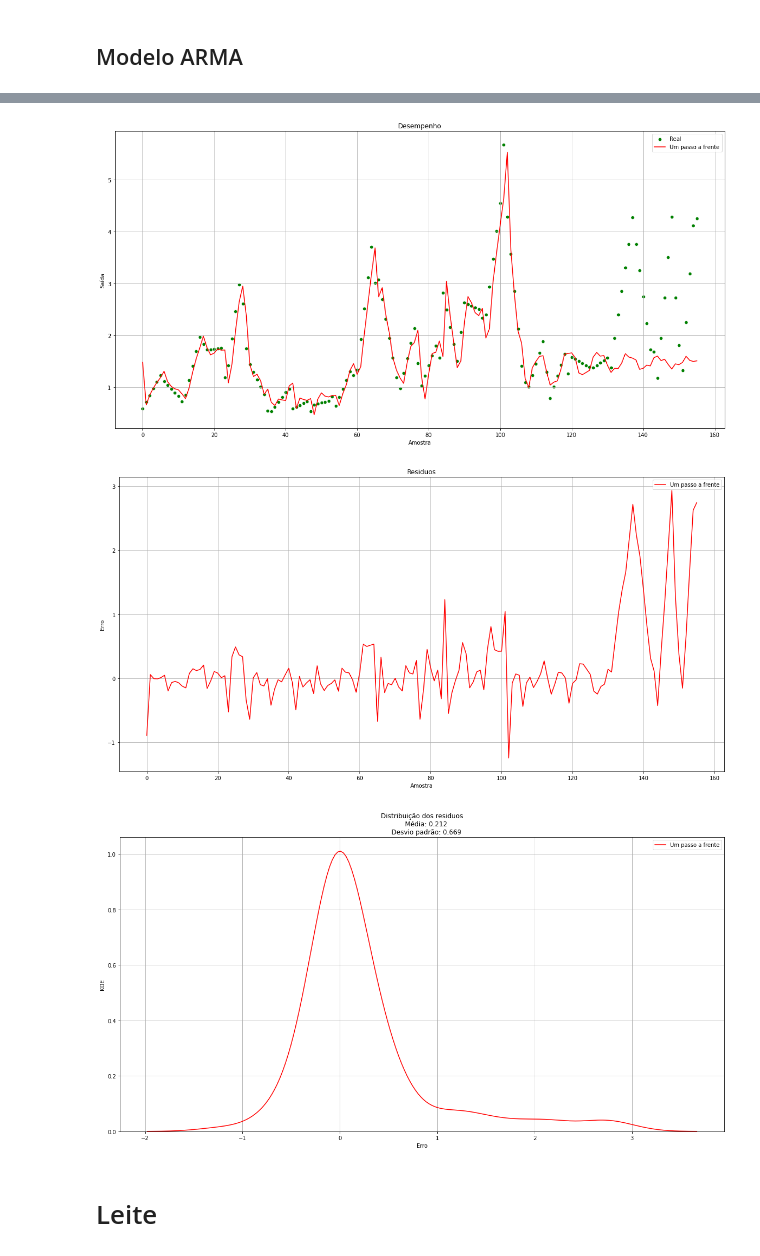
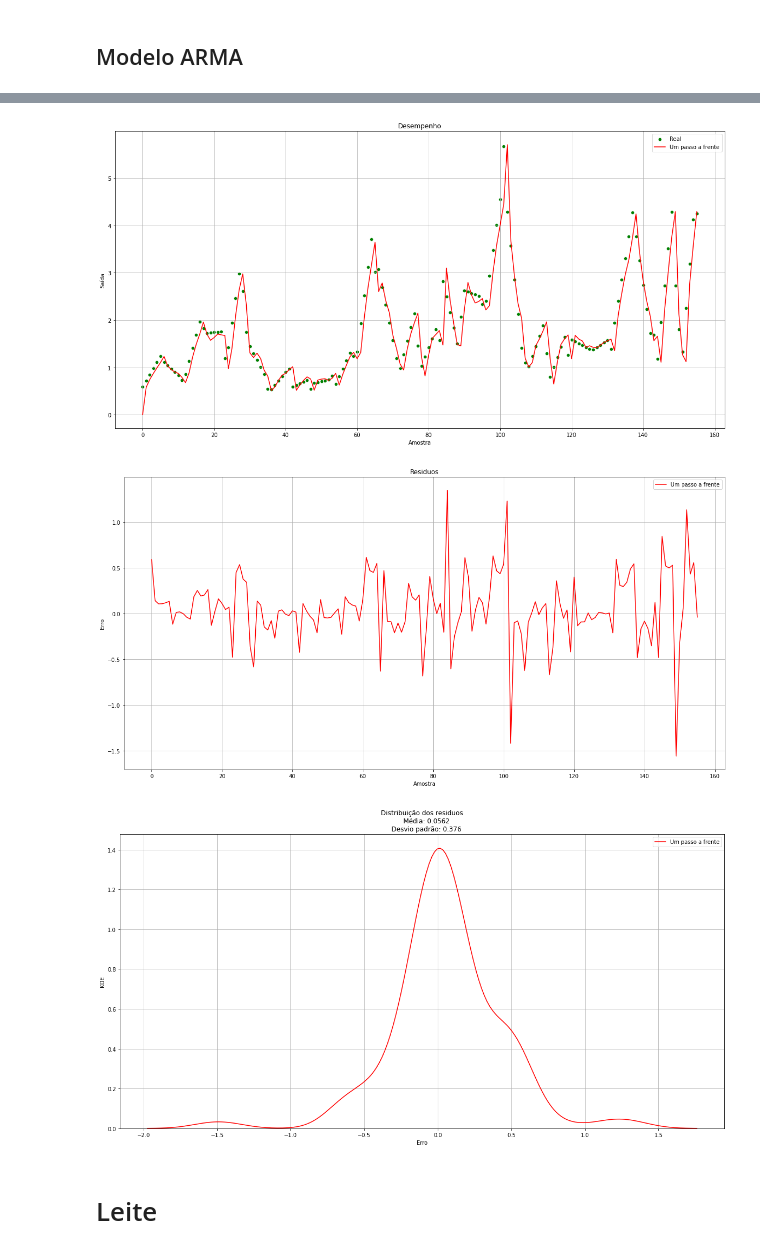
Before and after one commit to CaioMizerkowski/mestrado, a Jupyter notebook: EELT7016/trabalho_01.ipynb, the cells around one changed output, grey strips where cells are left out. Drawn from its saved outputs; the diff is of its cells as text; code cells hidden in the pictures.

Commit message:
🚧: arrumado o funcionamento do modelo ARMA, mudando para usar a classe SARIMAX e atualizando os valores a cada previsão a frente made by Caio Mizerkowski for college

```diff
--- a/EELT7016/trabalho_01.ipynb
+++ b/EELT7016/trabalho_01.ipynb
@@ -94,4 +115,14 @@ def train_arma(y, train, ra, ma):
     return resid, mse, params, yest
+# %%
+def train_ar(u, y, train, na, nb):
+    deep = max(na, nb)
+    npts = y.size
+    delay = 0
+    yest, theta = bt.gerar_dados(na, nb, u, y, delay, train=0.7)
+    mse = np.sum((y - yest) ** 2) / (npts - deep)
+    params = theta
+    resid = y - yest
+    return resid, mse, params, yest
 # %% [markdown]
 # Batata
 # %% [markdown]
@@ -154,19 +185,8 @@ u = u / u.std()
 y = y / y.std()
 
 print(f"Número de pontos: {u.size}")
-train, test, t = 110, 46, np.arange(len(y))
+train, t = 0.7, np.arange(len(y))
 # %% [output]
 Número de pontos: 156
 # %% [markdown]
 ## Modelo AR
-# %%
-na, nb = 3, 0
-delay = 0
-yest, yest_n, theta = bt.gerar_dados(na, nb, u, y, delay, train=0.7)
-deep = max(na, nb)
-npts = u.size
-
-# Mean Squared Error (MSE) – objetivo é um menor MSE
-mse = np.sum((y - yest) ** 2) / (npts - deep)
-
-t = np.arange(y.size)
@@ -201,0 +193,13 @@ ked_resid(resid, title)
+# %%
+mse_low = np.Inf
+best = 0
+
+for na in range(1, 5):
+    _, mse, _, _ = train_ar(u, y, train, na, 0)
+    if mse_low > mse:
+        best = na
+        mse_low = mse
+
+na = best
+resid, mse, params, yest = train_ar(u, y, train, na, 0)
+plots_metricas_arma(resid, t, y, yest, na, 0, mse)
@@ -205,10 +224,10 @@ ked_resid(resid, title)
 mse_low = np.Inf
 best = (0, 0)
 
-for ra, ma in product(range(10), range(10)):
+for ra, ma in product(range(1, 5), range(1, 5)):
     _, mse, _, _ = train_arma(y, train, ra, ma)
     if mse_low > mse:
-        best = (ra,ma)
+        best = (ra, ma)
         mse_low = mse
 
 ra, ma = best
@@ -229,6 +248,6 @@ Mean Square Error: 0.115
-[figure, old version]
+[figure, new version]
-[figure, old version]
+[figure, new version]
-[figure, old version]
+[figure, new version]
 # %% [markdown]
 # Leite
 # %% [markdown]
```
Also changed, not shown: parts of 20 cells of this notebook, 1 other file.
